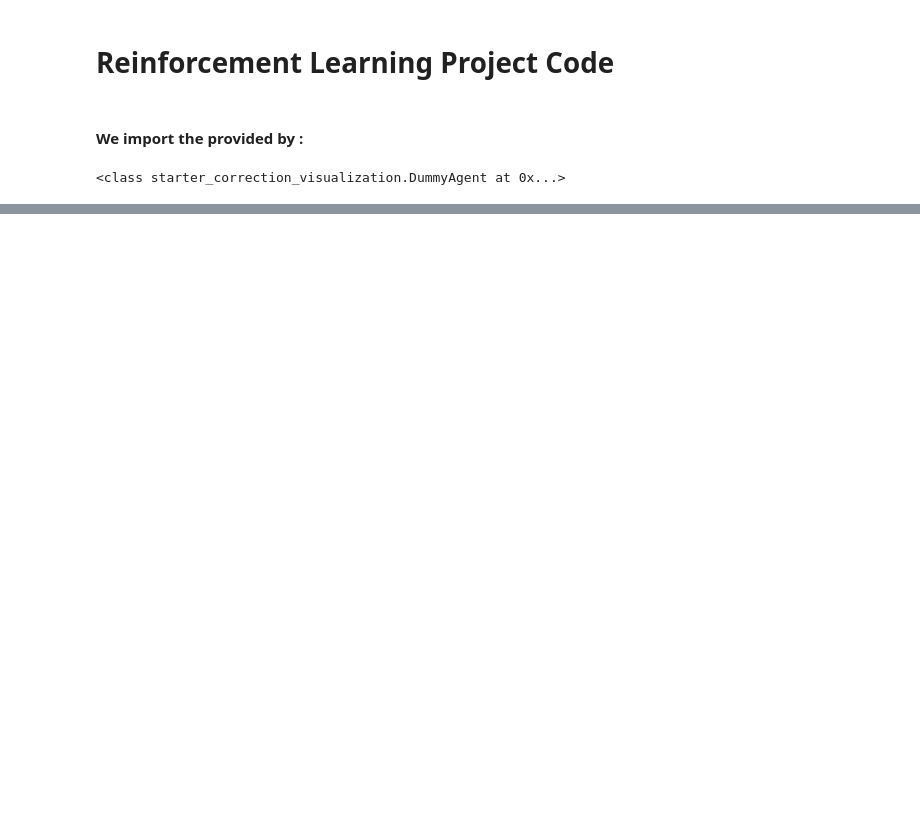
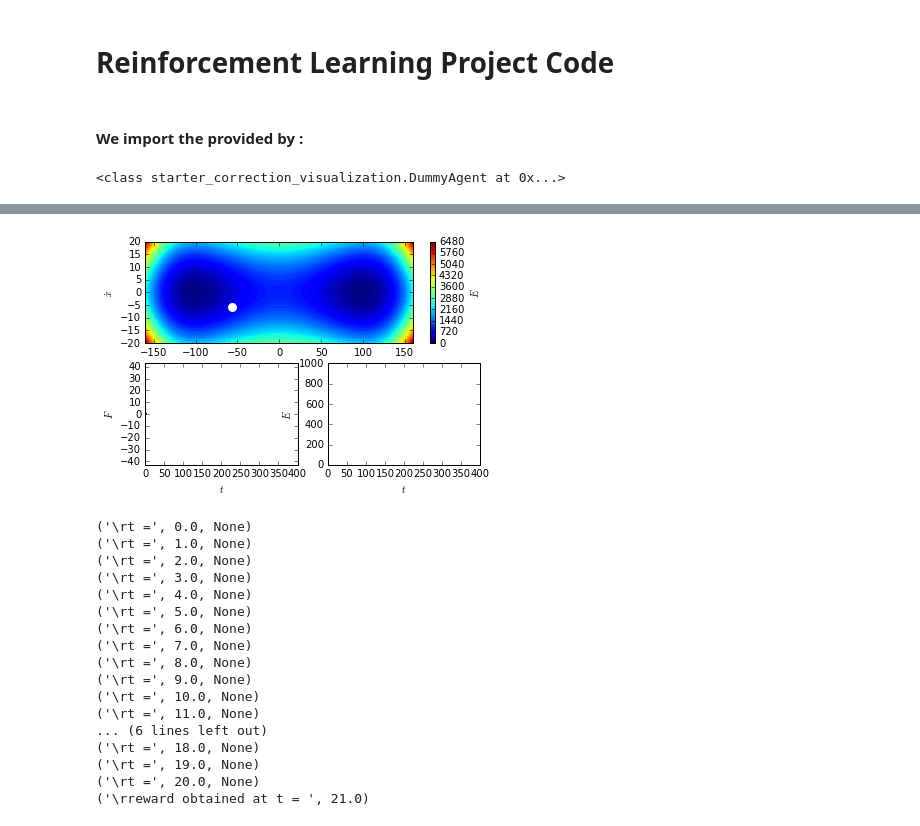
Before and after one commit to SHENGYUGUOJI/Reinforcement-Learning, a Jupyter notebook: MountanCarProblem/Reinforcement Learning in Neural Network.ipynb, the cells around one changed output, grey strips where cells are left out. Drawn from its saved outputs; the diff is of its cells as text; code cells hidden in the pictures; blank space fills up the shorter version.

```diff
--- a/MountanCarProblem/Reinforcement Learning in Neural Network.ipynb
+++ b/MountanCarProblem/Reinforcement Learning in Neural Network.ipynb
@@ -55,4 +44,23 @@ k=starter_correction_visualization.DummyAgent(mc,0.9)
 # %%
 start=starter_correction_visualization.DummyAgent(mc,0.9)
 # %%
-K.visualize_trial(400)
+start.visualize_trial(400)
+# %% [output]
+[figure, added]
+('\rt =', 0.0, None)
+('\rt =', 1.0, None)
+('\rt =', 2.0, None)
+('\rt =', 3.0, None)
+('\rt =', 4.0, None)
+('\rt =', 5.0, None)
+('\rt =', 6.0, None)
+('\rt =', 7.0, None)
+('\rt =', 8.0, None)
+('\rt =', 9.0, None)
+('\rt =', 10.0, None)
+('\rt =', 11.0, None)
+... (6 lines left out)
+('\rt =', 18.0, None)
+('\rt =', 19.0, None)
+('\rt =', 20.0, None)
+('\rreward obtained at t = ', 21.0)
```
Also changed, not shown: parts of 10 cells of this notebook.
